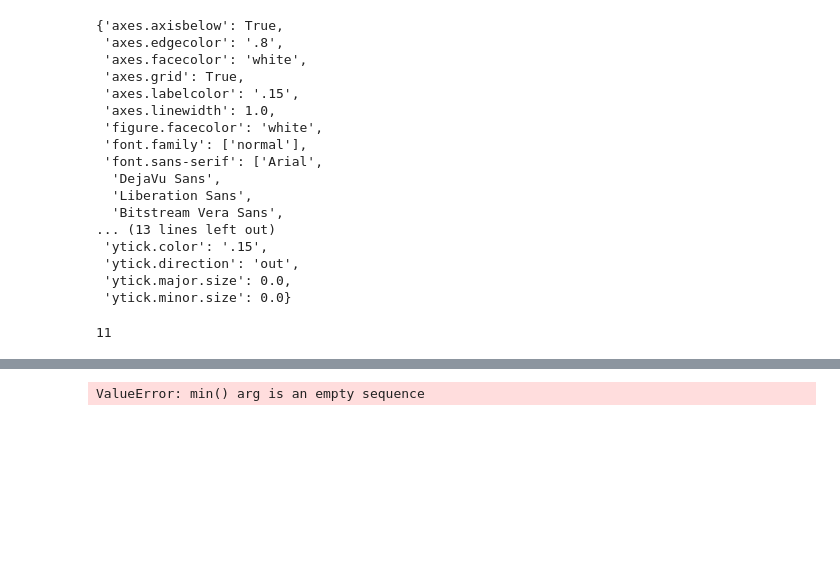
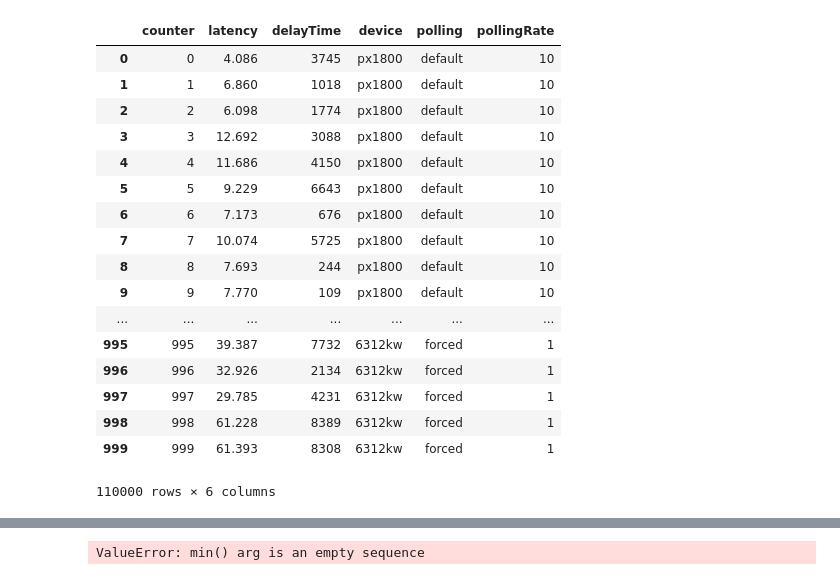
Before and after one commit to PDA-UR/latency_measurements, a Jupyter notebook: LatencyComplete.ipynb, the cells around one changed output, grey strips where cells are left out. Cells and saved outputs as stored; diff of their text form; code cells hidden in the pictures; blank space fills up the shorter version.

```diff
--- a/LatencyComplete.ipynb
+++ b/LatencyComplete.ipynb
@@ -47,38 +47,38 @@ DEVICES_WW =["g700_wired", "g700_wireless","nvidiashield", "nvidiashield_wireles
 
 
 #TODO xbox360_wired polling rate
-POLLING_RATES = {"6312kw" : -1, "adns5700" : 10, "apple1152" : 10, "arduino" : 1,
+POLLING_RATES = {"6312kw" : 10, "adns5700" : 10, "apple1152" : 10, "arduino" : 1,
                  "bt58" : 10, "diamondback" : 10, "dragonrise_black" : 10, "dragonrise_green" : 10,
                  "dualshock3_wired" : 1, "dualshock4_wired" : 5, "dualshock4_wireless" : -1, "exxter" : 10,
                  "g15" : 24, "g300" : 1, "g5" : 1, "g9": 10, "g700_wired" : 1, "g700_wireless" : -1, "gembird" : 10,
-                 "intelli_new" : 1, "intelli_og" : -1, "k120" : 10, "logilink0043" : 10, "nixdorf" : -1,
+                 "intelli_new" : 1, "intelli_og" : 10, "k120" : 10, "logilink0043" : 10, "nixdorf" : 10,
                  "nvidiashield" : 1, "nvidiashield_wireless" : -1, "px1800" : 10, "rapoo" : -1, "rival" : 1,
-                 "roccat" : 1, "rx250" : 10, "sigma" : 10, "sk9620" : -1, "sunplus" : 10,
+                 "roccat" : 1, "rx250" : 10, "sigma" : 10, "sk9620" : 10, "sunplus" : 10,
                  "tramani_wired" : 10, "trust_oni_wireless" : 10, "unicomp" : 10, "wingman" : 10,
-                 "xbox360_wired" : -1, "xbox360_wireless" : -1, "xboxone_wireless" : -1}
+                 "xbox360_wired" : 4, "xbox360_wireless" : 4, "xboxone_wireless" : -1}
 
-DEVICE_NAMES ={"6312kw" : "Acer 6312-KW", "adns5700" : "Microsoft Optical Mouse 200", "apple1152" : "Apple A1152",
+DEVICE_NAMES ={"6312kw" : "Acer 6312-KW (PS/2)", "adns5700" : "Microsoft Optical Mouse 200", "apple1152" : "Apple A1152",
                "arduino" : "Arduino Micro","bt58" : "Logitech Premium Optical Wheel Mouse",
                "diamondback" : "Razor Diamondback","dragonrise_black" : "Speedlink Strike (Black)",
                "dragonrise_green" : "Speedlink Strike (Green)", "dualshock3_wired" : "Sony Dualshock 3",
-               "dualshock4_wired" : "Sony Dualshock 4 (wired)", "dualshock4_wireless" : "Sony Dualshock 4 (wireless)",
+               "dualshock4_wired" : "Sony Dualshock 4", "dualshock4_wireless" : "Sony Dualshock 4 wireless",
                "exxter" : "Exxter KE-200", "g15" : "Logitech G15", "g300" : "Logitech G300", "g5" : "Logitech G5",
                "g9" : "Logitech G9","g700_wired" : "Logitech G700", "g700_wireless" : "Logitech G700", "gembird" : "Gembird",
-               "intelli_new" : "Microsoft Intellimouse", "intelli_og" : "Microsoft Classic Intellimouse",
-               "k120" : "Logitech K120", "logilink0043" : "LogiLink ID0043", "nixdorf" : "Siemens Nixdorf",
-               "nvidiashield" : "nVidia Shield", "nvidiashield_wireless" : "nVidia Shield", "px1800" : "PX-1800",
+               "intelli_new" : "Microsoft Intellimouse", "intelli_og" : "Microsoft Classic Intellimouse (PS/2)",
+               "k120" : "Logitech K120", "logilink0043" : "LogiLink ID0043", "nixdorf" : "Siemens Nixdorf (PS/2)",
+               "nvidiashield" : "nVidia Shield Gamepad", "nvidiashield_wireless" : "nVidia Shield Gamepad wireless", "px1800" : "PX-1800",
                "rapoo" : "Rapoo 6010B", "rival" : "Steel Series Rival Optical Mouse", "roccat" : "Roccat ISKU FX",
-               "rx250" : "Logitech RX250", "sigma" : "Sigma", "sk9620" : "Acer SK-9620", "sunplus" : "MS-TECH Laser Game Mouse",
+               "rx250" : "Logitech RX250", "sigma" : "Sigma", "sk9620" : "Acer SK-9620 (PS/2)", "sunplus" : "MS-TECH Laser Game Mouse",
                "tramani_wired" : "Tramani CT-P3000", "trust_oni_wireless" : "Trust Oni Wireless Micro Mouse",
-               "unicomp" : "Unicomp Endura Pro", "wingman" : "Logitech Wingman", "xbox360_wired" : "XBox 360 wired",
-               "xbox360_wireless" : "XBox 360 (wireless)", "xboxone_wireless" : "XBox One Controller"}
+               "unicomp" : "Unicomp Endura Pro", "wingman" : "Logitech Wingman", "xbox360_wired" : "XBox 360",
+               "xbox360_wireless" : "XBox 360 wireless", "xboxone_wireless" : "XBox One Controller wireless"}
 
 MODES = ["default_polling", "1ms_polling"]
 
 all_raw_data = []
 
 #print(os.system("ls"))
-DEVICES = DEVICES_MICE
+DEVICES = DEVICES_WITH_SPECIAL_DATA
 for device in DEVICES:
     for mode in MODES:
         for iteration in ITERATIONS:
@@ -90,7 +90,7 @@ for device in DEVICES:
                 except:
                     print("file missing: ", path)
                 currentFile["device"] = device
-
+                currentFile["latency"]/=1000
                 #label = POLLING_RATES[device]
                 #if(label == -1):
                 #    label = "unknown"
@@ -105,6 +105,7 @@ for device in DEVICES:
                 except:
                     print("file missing: ", path)
                 currentFile["device"] = device
+                currentFile["latency"]/=1000
                 #currentFile["polling"] = "forced 1ms"
                 currentFile["polling"] = "forced"
                 currentFile["pollingRate"] = 1
@@ -266,26 +283,23 @@ plot_multi(multiplotdevice1, multiplotdevice2)
 # %%
 #ab hier nur kurze Experimente
-# %%
-sns.axes_style()
-# %% [output]
-{'axes.axisbelow': True,
- 'axes.edgecolor': '.8',
- 'axes.facecolor': 'white',
- 'axes.grid': True,
- 'axes.labelcolor': '.15',
- 'axes.linewidth': 1.0,
- 'figure.facecolor': 'white',
- 'font.family': ['normal'],
- 'font.sans-serif': ['Arial',
-  'DejaVu Sans',
-  'Liberation Sans',
-  'Bitstream Vera Sans',
-... (13 lines left out)
- 'ytick.color': '.15',
- 'ytick.direction': 'out',
- 'ytick.major.size': 0.0,
- 'ytick.minor.size': 0.0}
-# %%
-print(len(DEVICES))
-# %% [output]
-11
+# %%
+all_data
+# %% [output]
+|  | counter | latency | delayTime | device | polling | pollingRate |
+| 0 | 0 | 4.086 | 3745 | px1800 | default | 10 |
+| 1 | 1 | 6.860 | 1018 | px1800 | default | 10 |
+| 2 | 2 | 6.098 | 1774 | px1800 | default | 10 |
+| 3 | 3 | 12.692 | 3088 | px1800 | default | 10 |
+| 4 | 4 | 11.686 | 4150 | px1800 | default | 10 |
+| 5 | 5 | 9.229 | 6643 | px1800 | default | 10 |
+| 6 | 6 | 7.173 | 676 | px1800 | default | 10 |
+| 7 | 7 | 10.074 | 5725 | px1800 | default | 10 |
+| 8 | 8 | 7.693 | 244 | px1800 | default | 10 |
+| 9 | 9 | 7.770 | 109 | px1800 | default | 10 |
+| ... | ... | ... | ... | ... | ... | ... |
+| 995 | 995 | 39.387 | 7732 | 6312kw | forced | 1 |
+| 996 | 996 | 32.926 | 2134 | 6312kw | forced | 1 |
+| 997 | 997 | 29.785 | 4231 | 6312kw | forced | 1 |
+| 998 | 998 | 61.228 | 8389 | 6312kw | forced | 1 |
+| 999 | 999 | 61.393 | 8308 | 6312kw | forced | 1 |
+110000 rows × 6 columns
```
Also changed, not shown: parts of 5 cells of this notebook.
